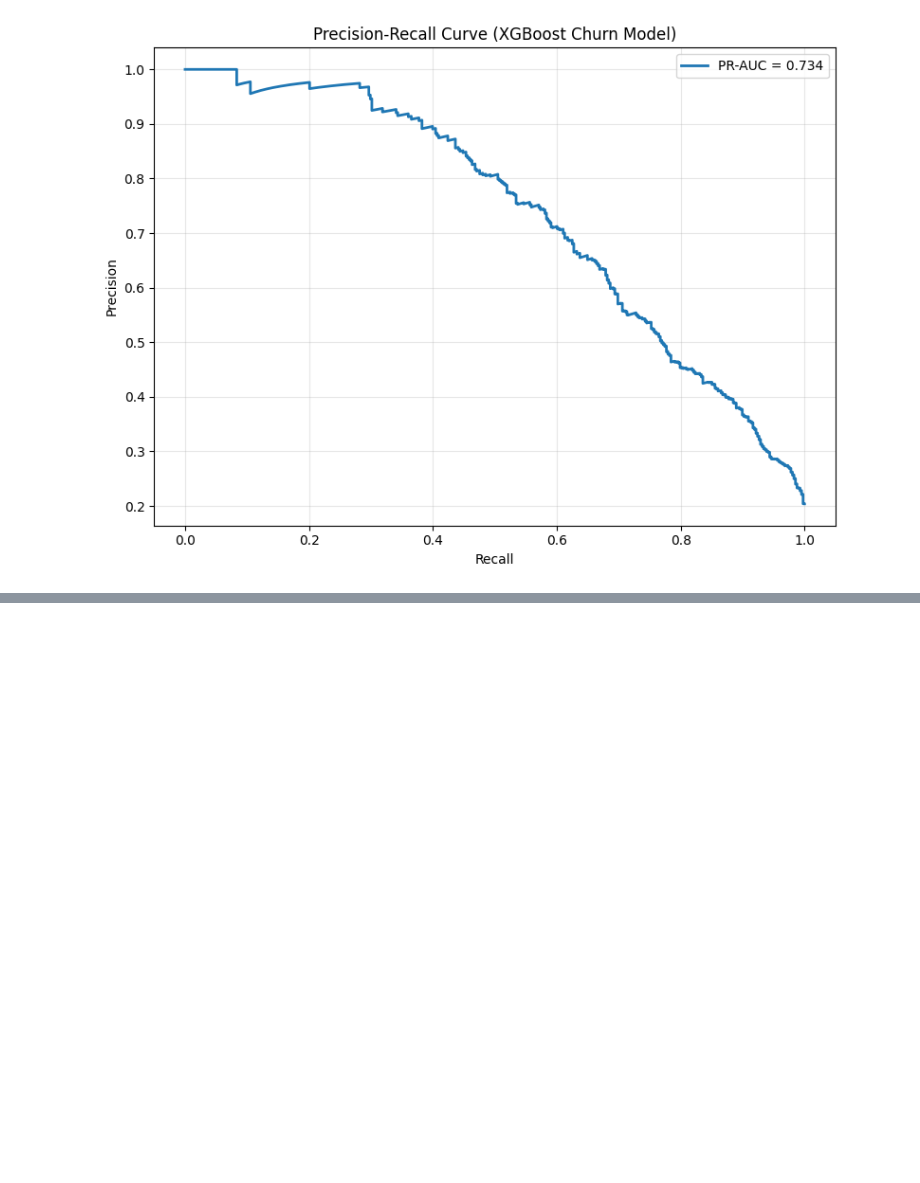
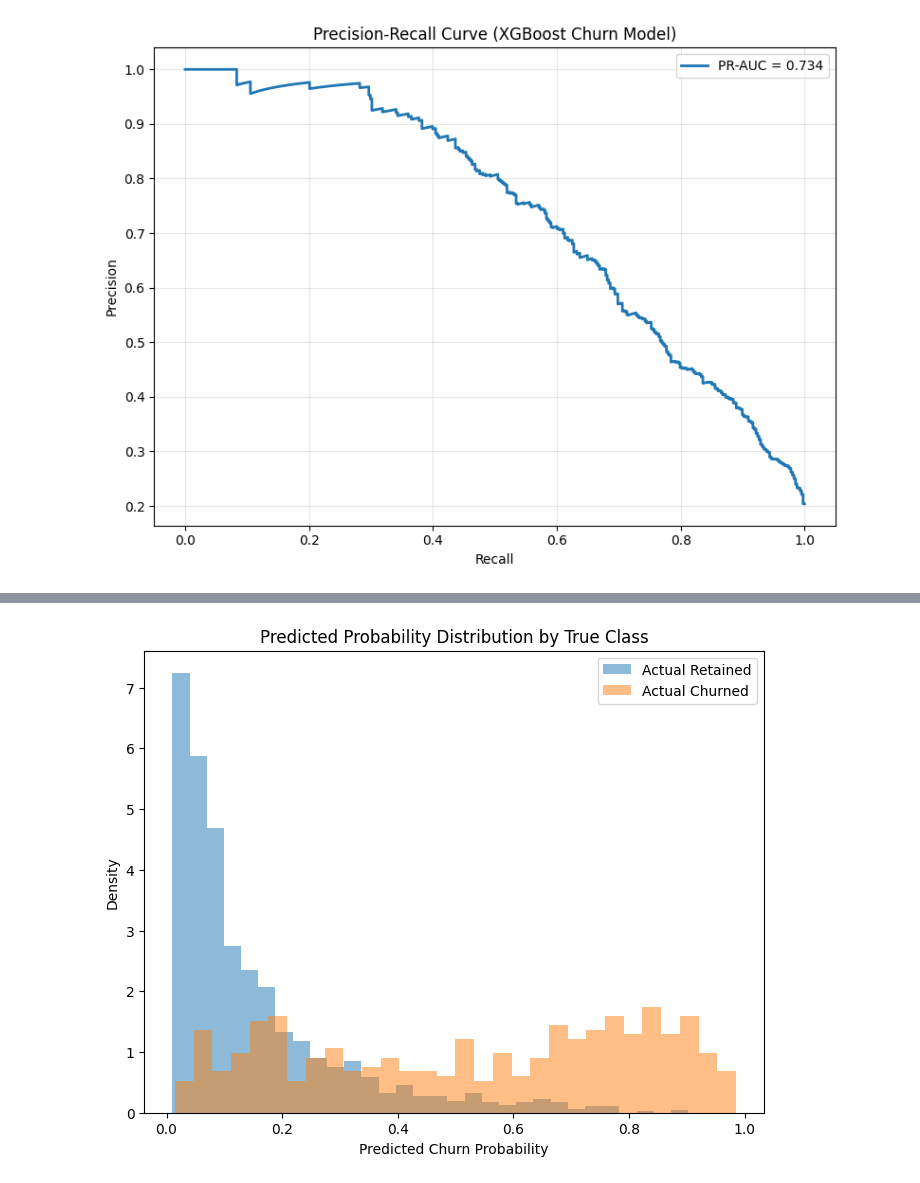
Before and after one commit to hectorvargas-dot/ml_hands_on_project, a Jupyter notebook: notebooks/6.0-havg-optuna-model.ipynb, the cells around one changed output, grey strips where cells are left out. Cells and saved outputs as stored; diff of their text form; code cells hidden in the pictures; blank space fills up the shorter version.

```diff
--- a/notebooks/6.0-havg-optuna-model.ipynb
+++ b/notebooks/6.0-havg-optuna-model.ipynb
@@ -376,0 +410,26 @@ plt.show()
+# %%
+plt.figure(figsize=(8,6))
+
+plt.hist(
+    y_test_proba[y_test == 0],
+    bins=30,
+    alpha=0.5,
+    density=True,
+    label="Actual Retained"
+)
+
+plt.hist(
+    y_test_proba[y_test == 1],
+    bins=30,
+    alpha=0.5,
+    density=True,
+    label="Actual Churned"
+)
+
+plt.xlabel("Predicted Churn Probability")
+plt.ylabel("Density")
+plt.title("Predicted Probability Distribution by True Class")
+plt.legend()
+plt.show()
+# %% [output]
+[figure, added]
```
Also changed, not shown: parts of 3 cells of this notebook, 11 other files.
